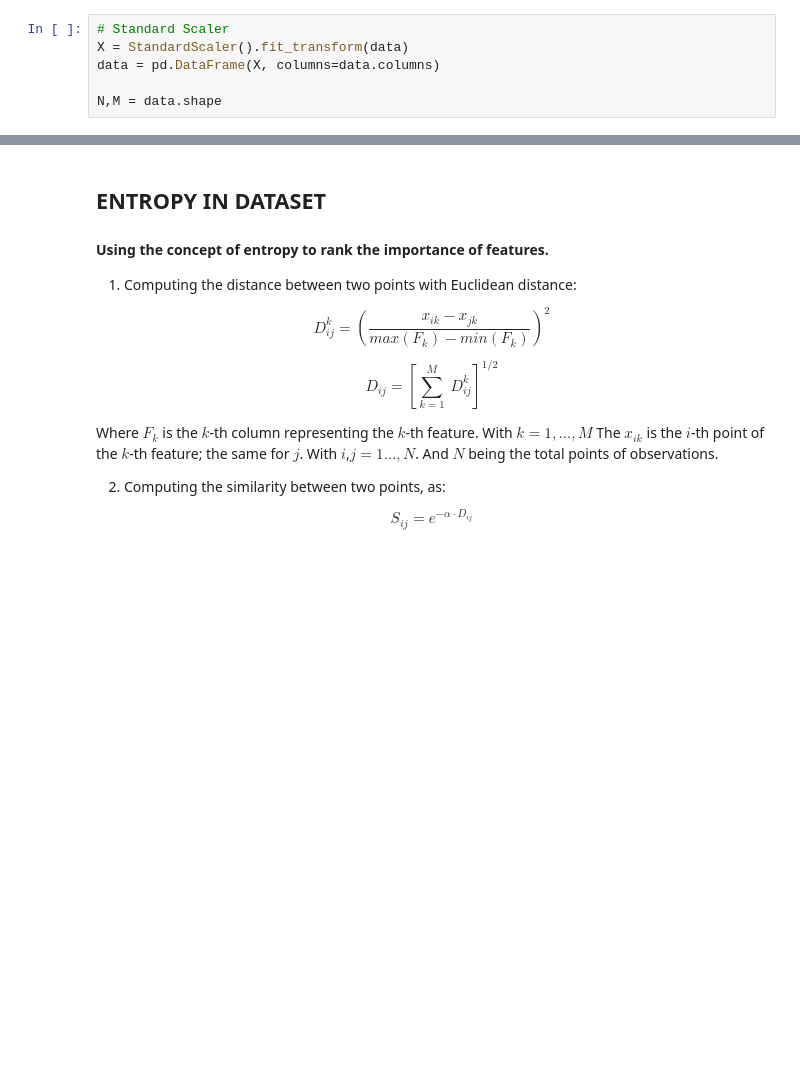
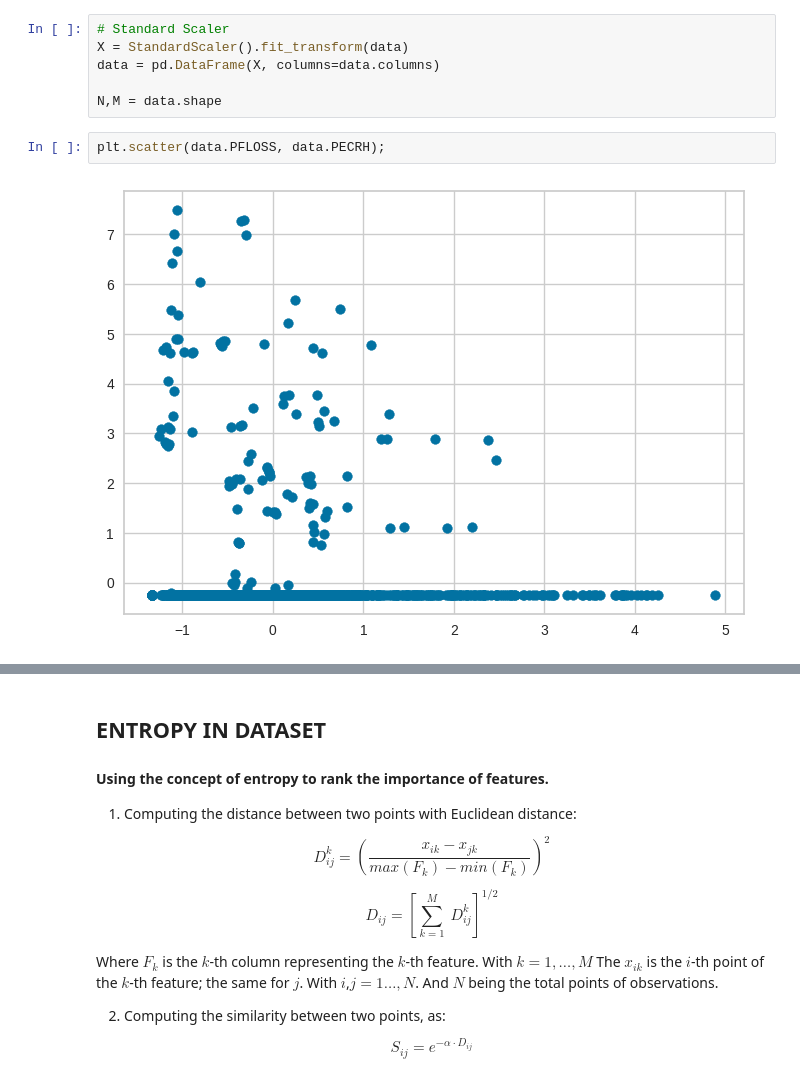
Before and after one commit to Chinnasf/FUSION-EP-Master-Thesis, a Jupyter notebook: Clustering/Feature_Selection_Notes/Feature_Selection_Algorithm.ipynb, the cells around one changed output, grey strips where cells are left out. Cells and saved outputs as stored; diff of their text form; blank space fills up the shorter version.

```diff
--- a/Clustering/Feature_Selection_Notes/Feature_Selection_Algorithm.ipynb
+++ b/Clustering/Feature_Selection_Notes/Feature_Selection_Algorithm.ipynb
@@ -41,3 +57,7 @@ X = StandardScaler().fit_transform(data)
 data = pd.DataFrame(X, columns=data.columns)
 
 N,M = data.shape
+# %%
+plt.scatter(data.PFLOSS, data.PECRH);
+# %% [output]
+[figure, added]
```
Also changed, not shown: parts of 2 cells of this notebook, 7 other files.
